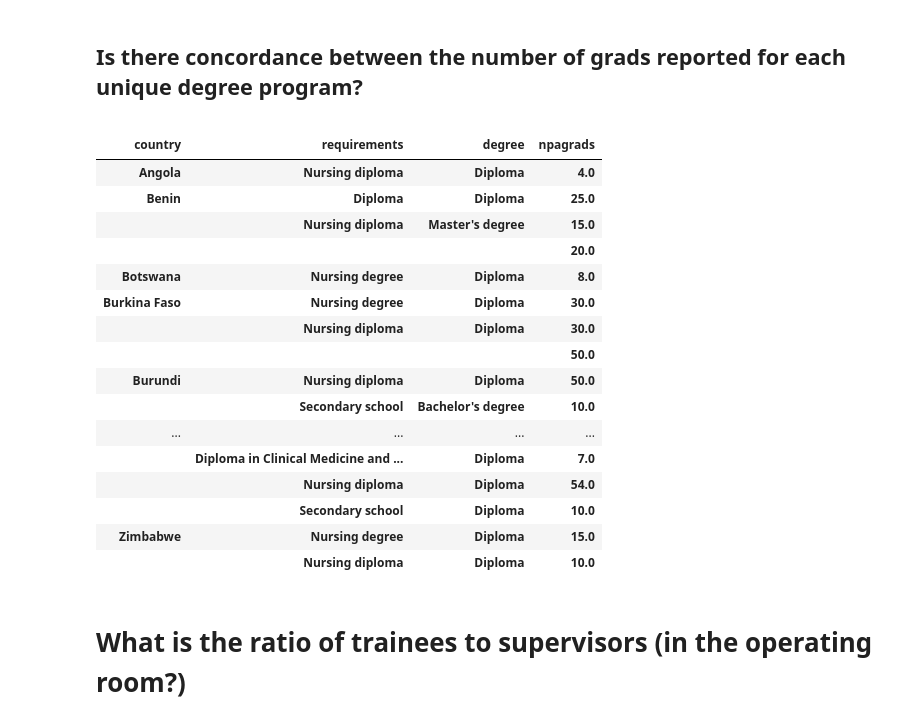
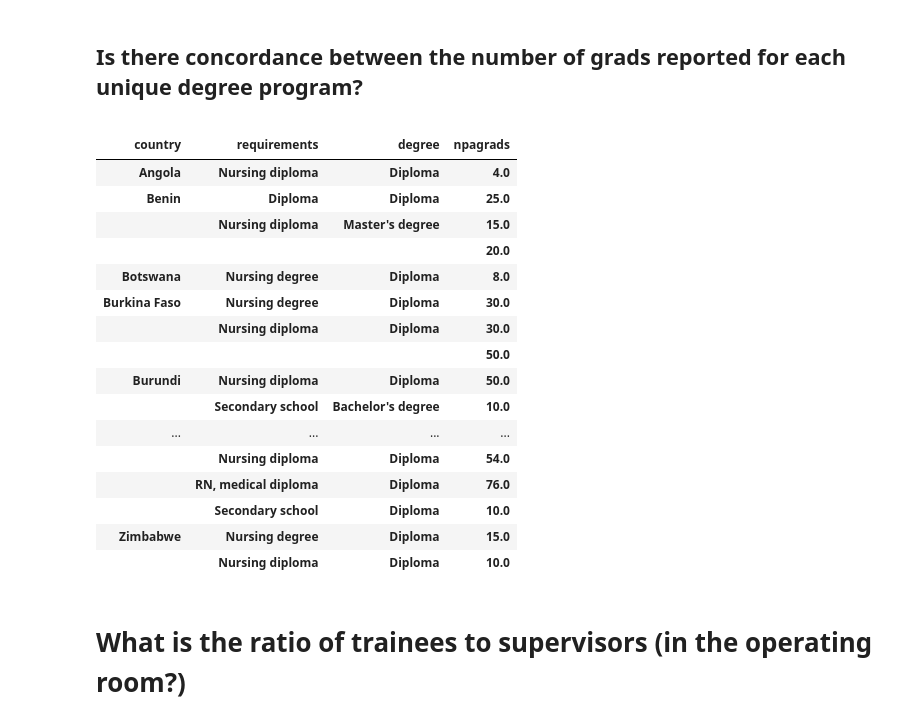
Before and after one commit to lawtj/npa, a Jupyter notebook: npa data.ipynb, the cells around one changed output. Drawn from its saved outputs; the diff is of its cells as text; code cells hidden in the pictures.

```diff
--- a/npa data.ipynb
+++ b/npa data.ipynb
@@ -865,24 +882,24 @@ sb.regplot(x='duration', y='npagrads', data=npachopped)
 # %% [markdown]
 ## Is there concordance between the number of grads reported for each unique degree program?
 # %%
-npgds = d1[['country', 'requirements','degree','npagrads']]
+npgds = nps[['country', 'requirements','degree','npagrads']]
 npgds.groupby(['country', 'requirements','degree','npagrads']).count()
 # %% [output]
 |  |  |  |  |
 | country | requirements | degree | npagrads |
 | Angola | Nursing diploma | Diploma | 4.0 |
 | Benin | Diploma | Diploma | 25.0 |
 |  | Nursing diploma | Master's degree | 15.0 |
 |  |  |  | 20.0 |
 | Botswana | Nursing degree | Diploma | 8.0 |
 | Burkina Faso | Nursing degree | Diploma | 30.0 |
 |  | Nursing diploma | Diploma | 30.0 |
 |  |  |  | 50.0 |
 | Burundi | Nursing diploma | Diploma | 50.0 |
 |  | Secondary school | Bachelor's degree | 10.0 |
 | ... | ... | ... | ... |
-|  | Diploma in Clinical Medicine and ... | Diploma | 7.0 |
 |  | Nursing diploma | Diploma | 54.0 |
+|  | RN, medical diploma | Diploma | 76.0 |
 |  | Secondary school | Diploma | 10.0 |
 | Zimbabwe | Nursing degree | Diploma | 15.0 |
 |  | Nursing diploma | Diploma | 10.0 |
```
Also changed, not shown: parts of 31 cells of this notebook.
